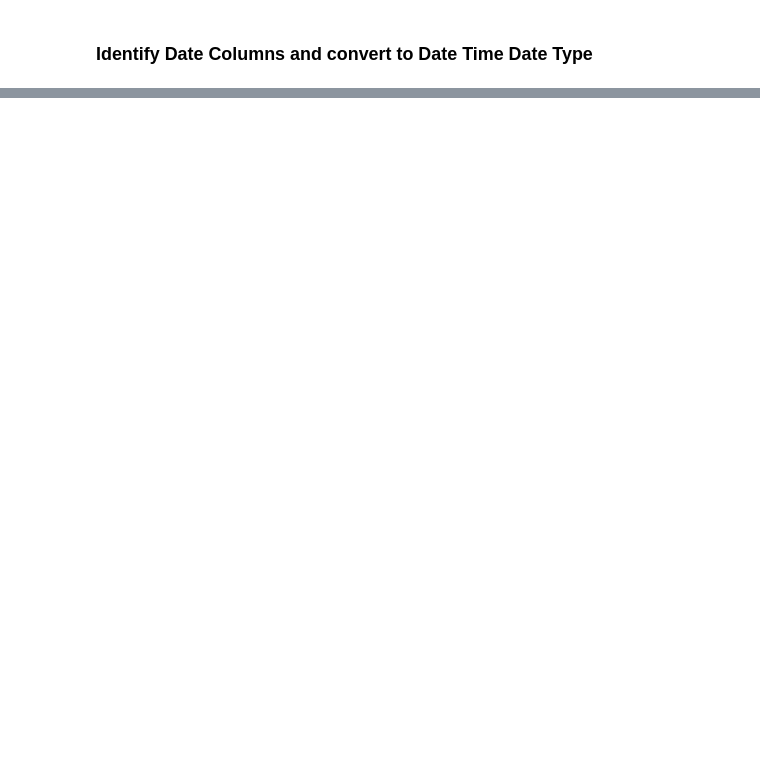
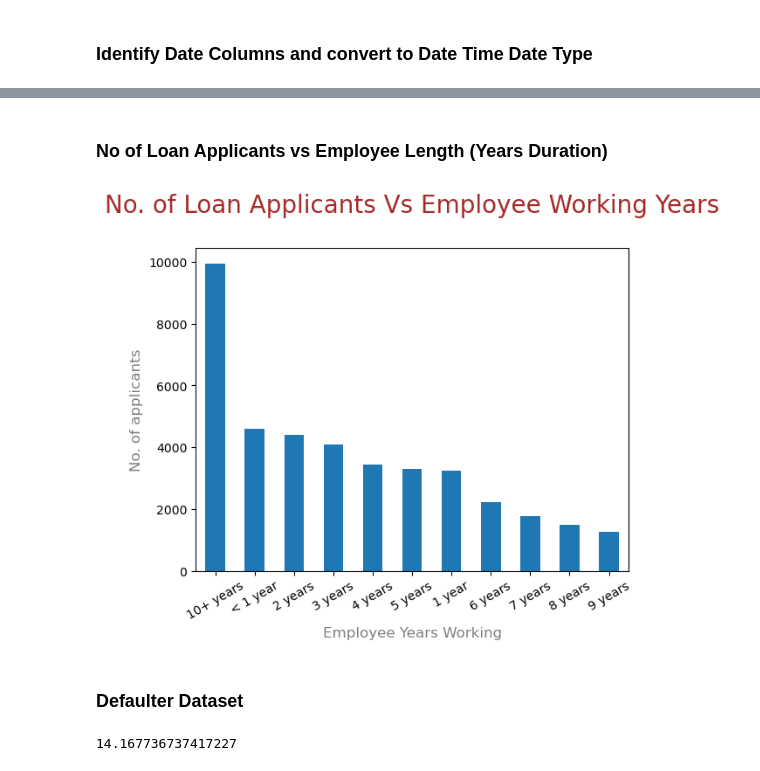
Before and after one commit to snehaljadhav2283/Loan_CaseStudy_EDA, a Jupyter notebook: Loan_Analysis.ipynb, the cells around one changed output, grey strips where cells are left out. Saved outputs shown, nothing was run; the diff lists cells and outputs as text; code cells hidden in the pictures; blank space fills up the shorter version.

```diff
--- a/Loan_Analysis.ipynb
+++ b/Loan_Analysis.ipynb
@@ -387,0 +439,13 @@ date_col = []
+# %% [markdown]
+### No of Loan Applicants vs Employee Length (Years Duration)
+# %%
+loan_df.emp_length.value_counts().plot(kind="bar")
+plt.title("No. of Loan Applicants Vs Employee Working Years\n", fontdict={'fontsize': 20, 'fontweight' : 5, 'color' : 'Brown'})
+plt.ylabel('No. of applicants', fontdict={'fontsize': 12, 'fontweight' : 5, 'color' : 'Grey'})
+plt.xlabel('Employee Years Working', fontdict={'fontsize': 12, 'fontweight' : 5, 'color' : 'Grey'})
+plt.xticks(rotation=30)
+plt.show()
+# %% [output]
+[figure, added]
+# %% [markdown]
+### Defaulter Dataset
@@ -387,0 +454,4 @@ date_col = []
+# %%
+100*len(loan_df_defaulter)/len(loan_df)
+# %% [output]
+14.167736737417227
```
Also changed, not shown: parts of 26 cells of this notebook, 2 other files.
